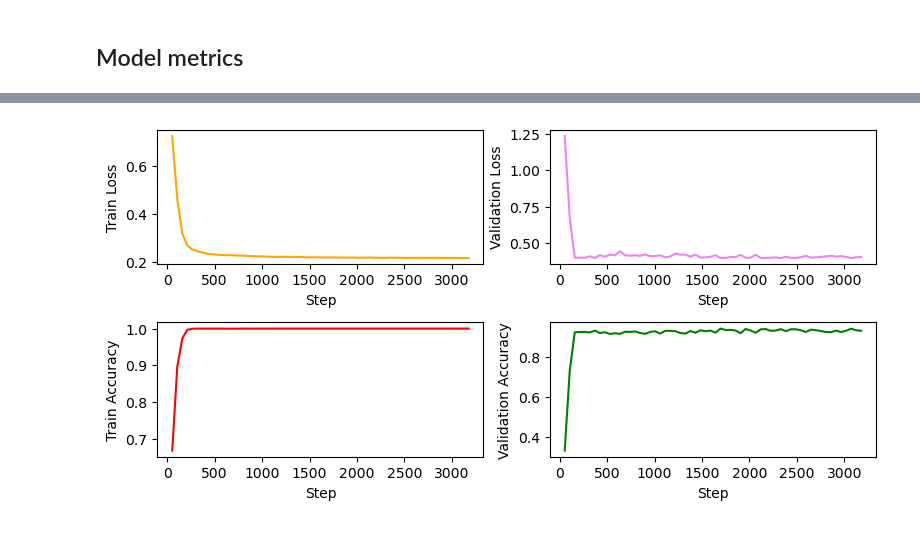
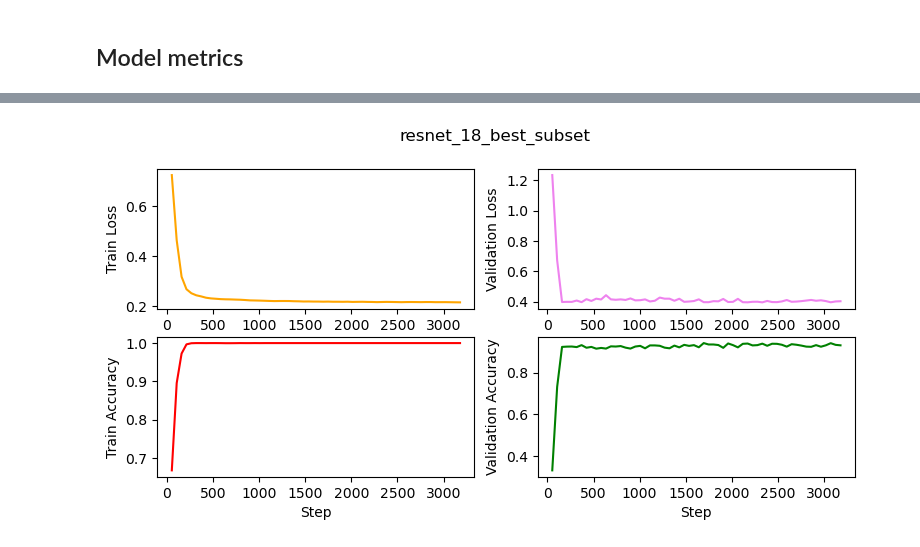
Before and after one commit to neil-power/mphys-galaxy, a Jupyter notebook: Code/model_metrics.ipynb, the cells around one changed output, grey strips where cells are left out. Saved outputs shown, nothing was run; the diff lists cells and outputs as text; code cells hidden in the pictures.

Commit message:
Added graphs generator

```diff
--- a/Code/model_metrics.ipynb
+++ b/Code/model_metrics.ipynb
@@ -10,7 +26,6 @@ LOG_PATH = "lightning_logs/"
 # %%
 def get_metrics(model_folder):
-    dirname = LOG_PATH+model_folder
-    accumulator = EventAccumulator(dirname).Reload()
+    accumulator = EventAccumulator(model_folder).Reload()
     load_dict = defaultdict(list)
     for tag in accumulator.scalar_tags:
         df_scalar = pd.DataFrame(accumulator.Scalars(tag)).set_index("step")
@@ -29,9 +44,10 @@ def get_metrics(model_folder):
 
     return [steps,epochs, train_loss_epoch,train_acc_epoch,val_loss,val_acc]
 
-def plot_metrics(model_name):
-    steps, epochs, train_loss,train_acc,val_loss,val_acc = get_metrics(model_name)
-    fig = plt.figure(figsize=(8,4))
+def plot_metrics(model_folder,show=False):
+    run_name = model_folder.split("/")[1]
+    steps, epochs, train_loss,train_acc,val_loss,val_acc = get_metrics(model_folder)
+    fig = plt.figure(figsize=(9,4))
     ax1 = fig.add_subplot(221)
     ax1.plot(steps,train_loss,linestyle='-', c='orange')
     ax1.set_xlabel('Step')
@@ -51,9 +67,14 @@ def plot_metrics(model_name):
     ax4.plot(steps,val_acc,linestyle='-', c='green')
     ax4.set_xlabel('Step')
     ax4.set_ylabel('Validation Accuracy')
-    plt.tight_layout()
-    plt.show()
+    #plt.tight_layout()
+    fig.suptitle(run_name)
+    plt.savefig(f'../Graphs/{run_name}',dpi=200)
+    if show:
+        plt.show()
+    else:
+        plt.clf()
 # %%
-plot_metrics('resnet_18_best_subset')
+plot_metrics(LOG_PATH+'resnet_18_best_subset',show=True)
 # %% [output]
-[figure, old version]
+[figure, new version]
```
Also changed, not shown: parts of 4 cells of this notebook, 8 other files.
